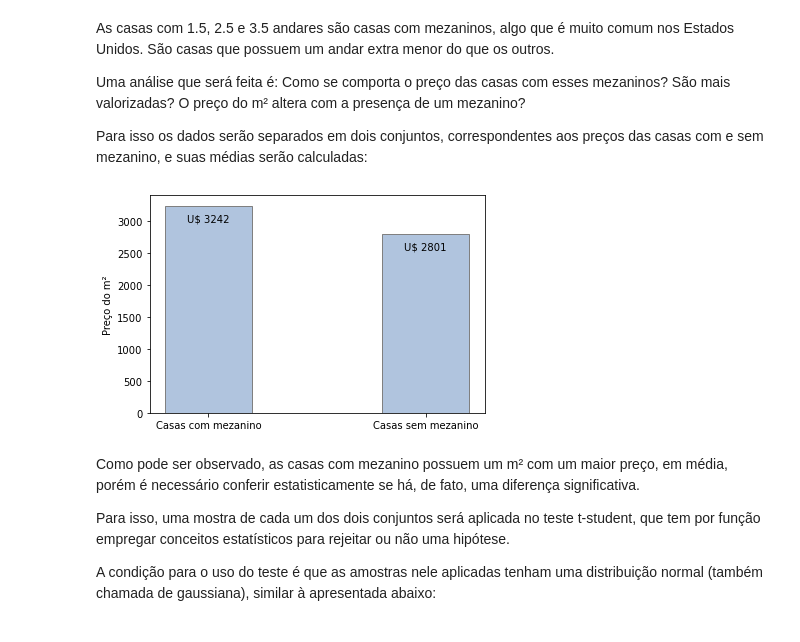
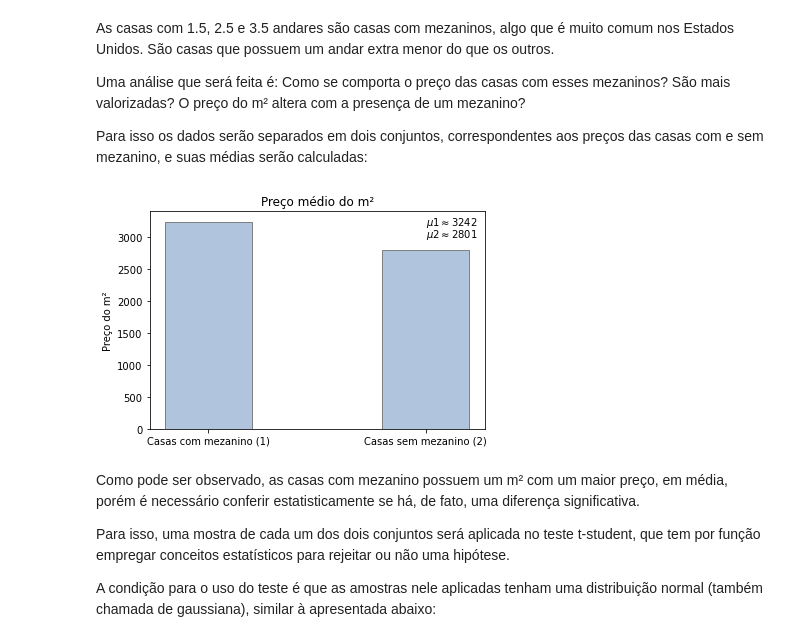
Before and after one commit to Andrercouto/An-lise-explorat-ria-de-dados-com-Python, a Jupyter notebook: Analise.ipynb, the cells around one changed output. Cells and saved outputs as stored; diff of their text form; code cells hidden in the pictures.

```diff
--- a/Analise.ipynb
+++ b/Analise.ipynb
@@ -167,17 +168,18 @@ Uma análise que será feita é: Como se comporta o preço das casas com esses m
 
 Para isso os dados serão separados em dois conjuntos, correspondentes aos preços das casas com e sem mezanino, e suas médias serão calculadas:
 # %%
-dt_without_hf = data['price_m2_living'].loc[data['floors'] % 1 != 0]
-dt_with_hf = data['price_m2_living'].loc[data['floors'] % 1 == 0]
-fig1, ax1 = plt.subplots()
-ax1.bar([ 'Casas com mezanino', 'Casas sem mezanino'],[dt_without_hf.mean(), dt_with_hf.mean()],
-color='lightsteelblue', width=0.4, linewidth=1,edgecolor='grey', align = 'center')
-plt.text(-0.1, dt_without_hf.mean()-200,  f'U$ {int(round(dt_without_hf.mean(),0))}', color='black', va='center')
-plt.text(0.9, dt_with_hf.mean()-200, f'U$ {int(round(dt_with_hf.mean(),0))}', color='black', va='center')
+dt_with_hf = data['price_m2_living'].loc[data['floors'] % 1 != 0]
+dt_without_hf = data['price_m2_living'].loc[data['floors'] % 1 == 0]
+
+plt.bar([ 'Casas com mezanino (1)', 'Casas sem mezanino (2)'],[dt_with_hf.mean(),dt_without_hf.mean()],
+color='lightsteelblue', width=0.4, linewidth=1, edgecolor='grey', align = 'center')
+plt.text(1, dt_with_hf.mean(), f'$ \mu1 \\approx {int(round(dt_with_hf.mean(),0))}$', color='black', va='center')
+plt.text(1, dt_with_hf.mean()-200, f'$ \mu2 \\approx {int(round(dt_without_hf.mean(),0))} $', color='black', va='center')
 plt.ylabel('Preço do m²')
+plt.title('Preço médio do m²')
 plt.show()
 # %% [output]
-[figure, old version]
+[figure, new version]
 # %% [markdown]
 Como pode ser observado, as casas com mezanino possuem um m² com um maior preço, em média, porém é necessário conferir estatisticamente se há, de fato, uma diferença significativa.
 
```
Also changed, not shown: parts of 6 cells of this notebook.
